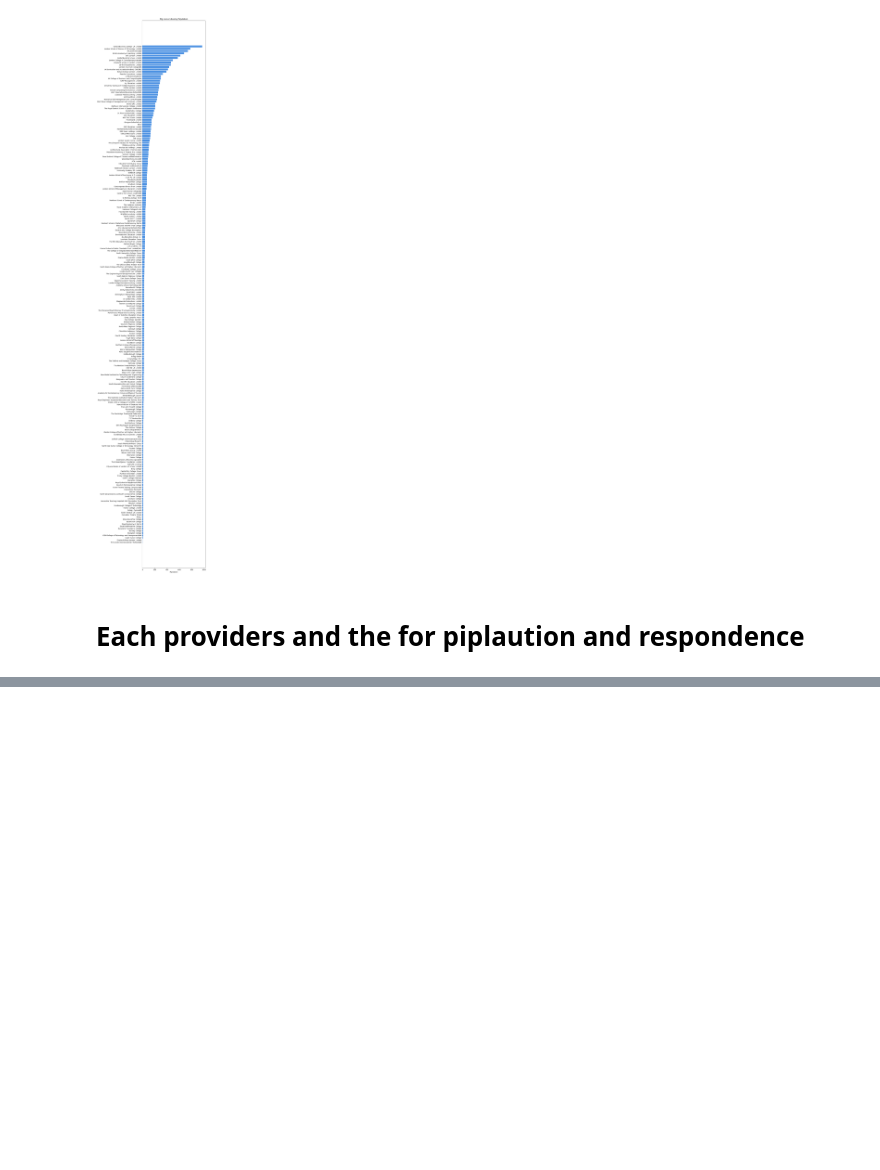
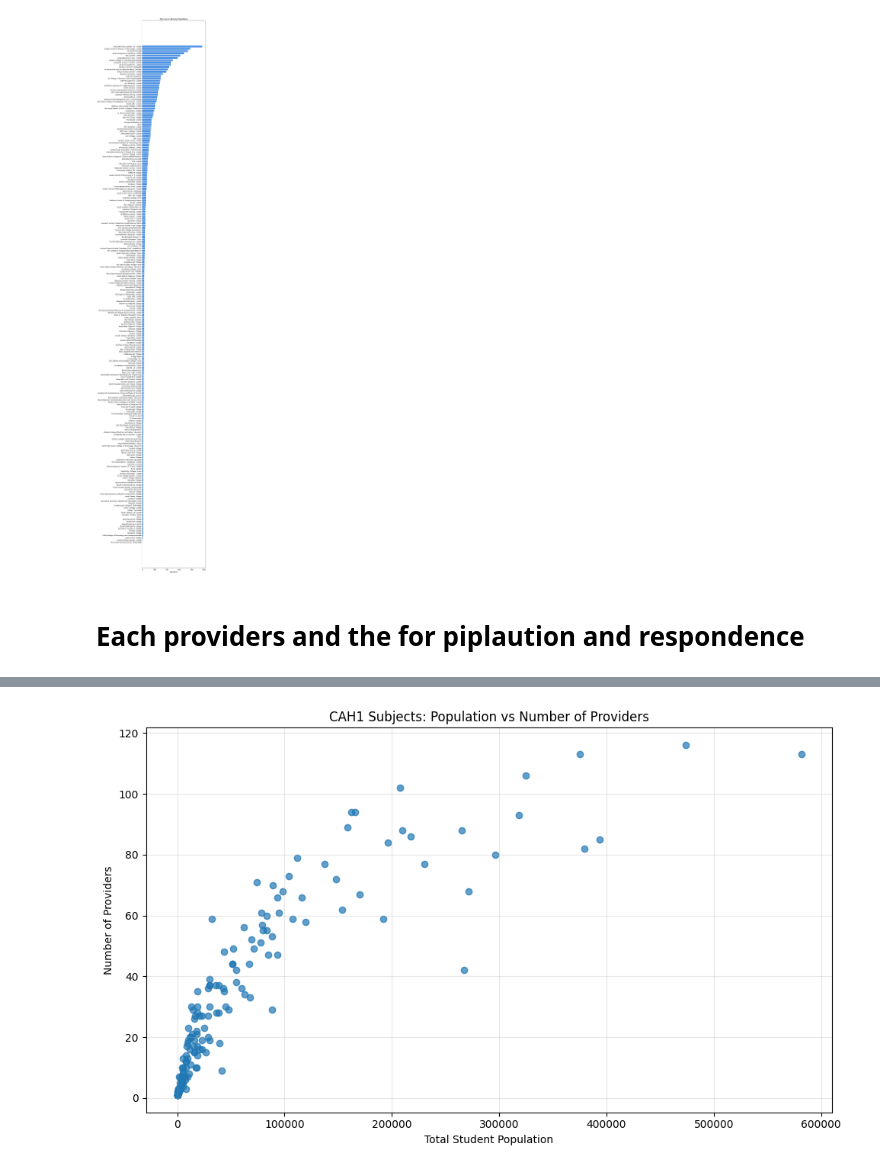
Before and after one commit to ZahinHussain/Analytic-software-technologies, a Jupyter notebook: graphs.ipynb, the cells around one changed output, grey strips where cells are left out. Drawn from its saved outputs; the diff is of its cells as text; code cells hidden in the pictures; blank space fills up the shorter version.

```diff
--- a/graphs.ipynb
+++ b/graphs.ipynb
@@ -267,0 +341,35 @@ SyntaxError: invalid syntax. Perhaps you forgot a comma? (28023842.py, line 23)
+# %%
+import pandas as pd
+import matplotlib.pyplot as plt
+
+# Load data
+df = pd.read_csv("onlyUni.csv")
+
+# ---- Aggregate by CAH1 subject ----
+cah1_summary = (
+    df
+    .groupby(["cah3_code", "cah3_subject"], as_index=False)
+    .agg(
+        population=("population", "sum"),
+        num_providers=("provider", "nunique")
+    )
+)
+
+# ---- Scatter plot ----
+plt.figure(figsize=(10, 6))
+
+plt.scatter(
+    cah1_summary["population"],     # X axis: population
+    cah1_summary["num_providers"],  # Y axis: provider count
+    alpha=0.7
+)
+
+plt.xlabel("Total Student Population")
+plt.ylabel("Number of Providers")
+plt.title("CAH1 Subjects: Population vs Number of Providers")
+
+plt.grid(True, alpha=0.3)
+plt.tight_layout()
+plt.show()
+# %% [output]
+[figure, added]
```
Also changed, not shown: parts of 3 cells of this notebook.
